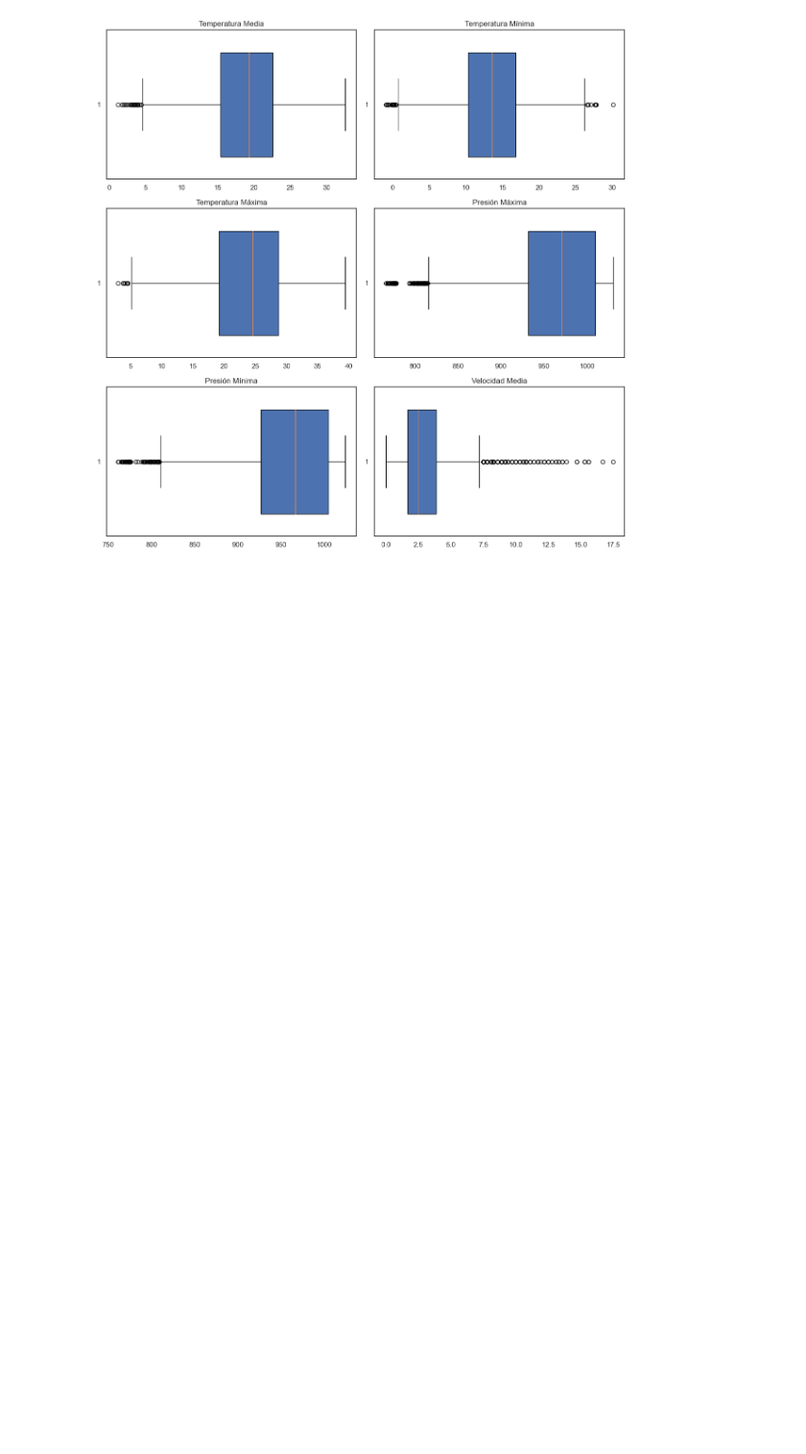
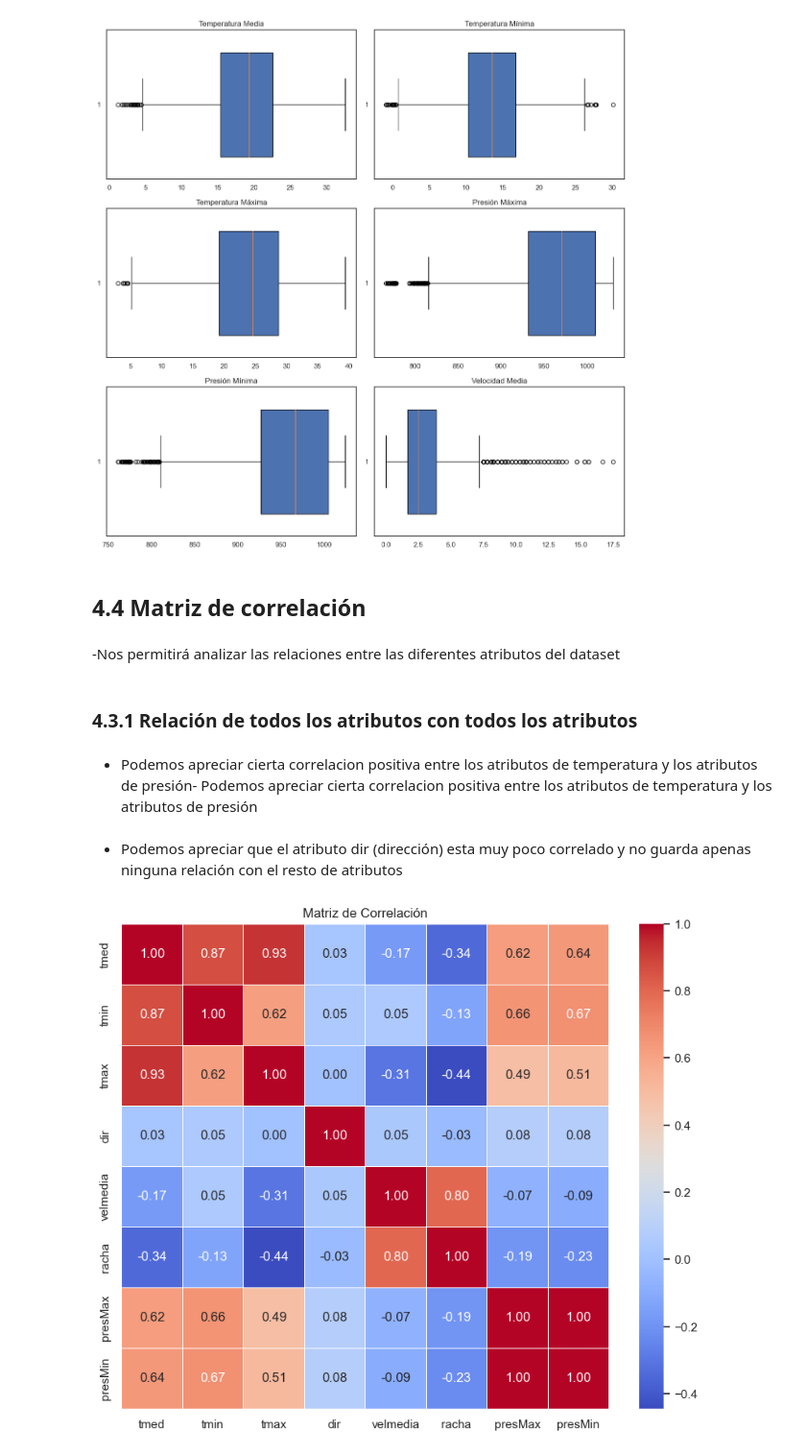
Before and after one commit to guti10x/Aemet, a Jupyter notebook: AEMET_API_requests.ipynb, the cells around one changed output. Shown: that part at 96% size. Drawn from its saved outputs; the diff is of its cells as text; code cells hidden in the pictures; blank space fills up the shorter version.

Commit message:
Add matriz de correlación

```diff
--- a/AEMET_API_requests.ipynb
+++ b/AEMET_API_requests.ipynb
@@ -467,3 +467,30 @@ plt.tight_layout()
 plt.show()
 # %% [output]
 [figure]
+# %% [markdown]
+## 4.4 Matriz de correlación
+# %% [markdown]
+-Nos permitirá analizar las relaciones entre las diferentes atributos del dataset
+# %% [markdown]
+### 4.3.1 Relación de todos los atributos con todos los atributos
+# %% [markdown]
+- Podemos apreciar cierta correlacion positiva entre los atributos de temperatura y los atributos de presión- Podemos apreciar cierta correlacion positiva entre los atributos de temperatura y los atributos de presión
+# %% [markdown]
+- Podemos apreciar que el atributo dir (dirección) esta muy poco correlado y no guarda apenas ninguna relación con el resto de atributos
+# %%
+# Seleccionar variables numéricas para la matriz de correlación
+variables_numericas = data[['tmed', 'tmin', 'tmax', 'dir', 'velmedia', 'racha', 'presMax', 'presMin']]
+
+# Crear la matriz de correlación
+matriz_correlacion = variables_numericas.corr()
+
+# Configurar el estilo del mapa de calor
+sns.set(style='white')
+
+# Crear un mapa de calor con la matriz de correlación
+plt.figure(figsize=(10, 8))
+sns.heatmap(matriz_correlacion, annot=True, cmap='coolwarm', fmt=".2f", linewidths=0.5)
+plt.title('Matriz de Correlación')
+plt.show()
+# %% [output]
+[figure, added]
```
